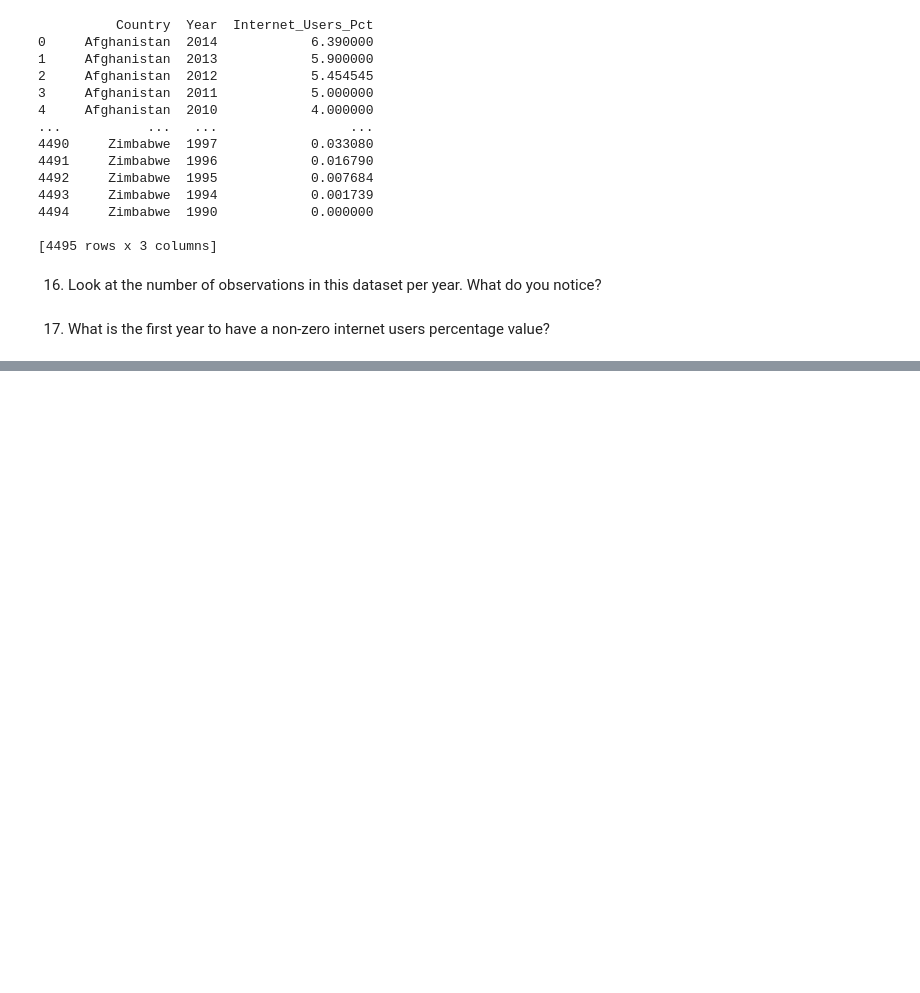
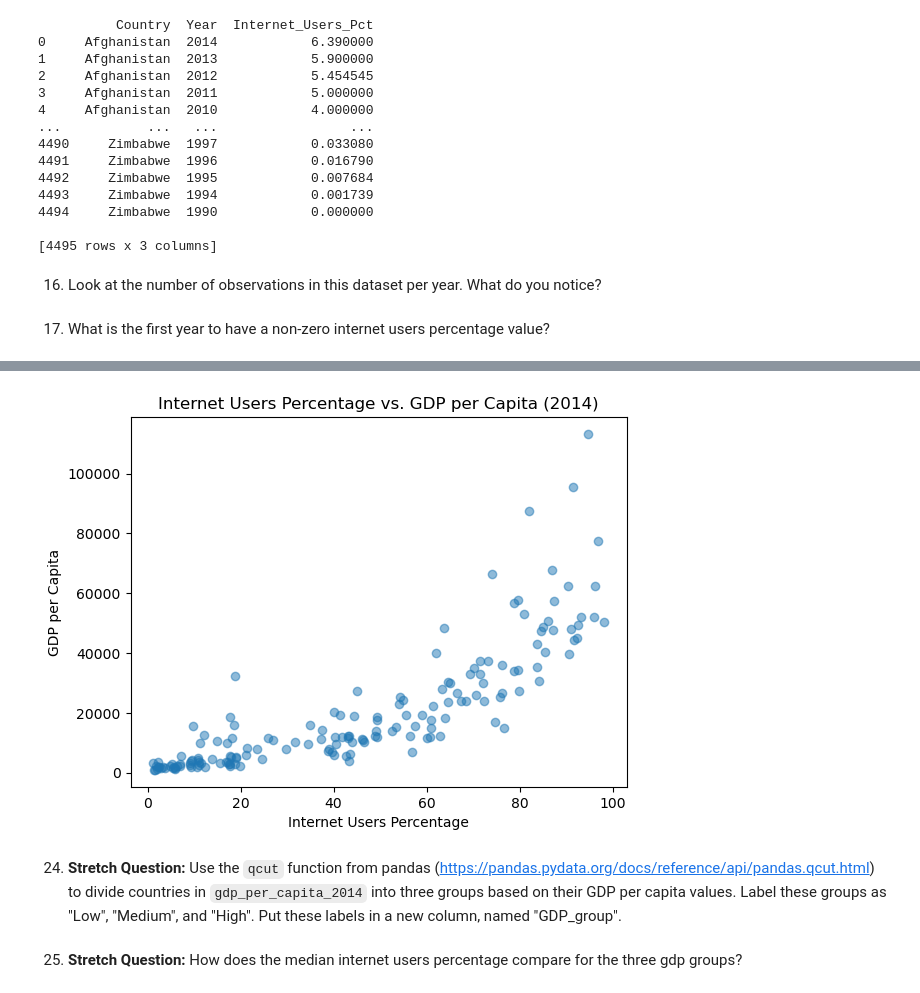
Before and after one commit to scost46/gdp-and-internet-usage-scost46, a Jupyter notebook: notebook/UN_Project.ipynb, the cells around one changed output, grey strips where cells are left out. Saved outputs shown, nothing was run; the diff lists cells and outputs as text; code cells hidden in the pictures; blank space fills up the shorter version.

```diff
--- a/notebook/UN_Project.ipynb
+++ b/notebook/UN_Project.ipynb
@@ -552,0 +482,2 @@ users_2014.sort_values("Internet_Users_Pct", ascending=False)
+# %%
+gdp_and_internet_use = pd.merge(gdp_df, internet_df, on=['Country', 'Year'], how='outer')
@@ -552,0 +502,3 @@ users_2014.sort_values("Internet_Users_Pct", ascending=False)
+# %%
+gdp_and_internet_use_2014 = gdp_and_internet_use.loc[gdp_and_internet_use['Year'] == 2014]
+print(gdp_and_internet_use_2014)
@@ -552,0 +540,15 @@ users_2014.sort_values("Internet_Users_Pct", ascending=False)
+# %%
+# Create the plot
+plt.scatter(gdp_and_internet_use_2014['Internet_Users_Pct'], gdp_and_internet_use_2014['GDP_Per_Capita'], alpha=0.5)
+plt.xlabel('Internet Users Percentage')
+plt.ylabel('GDP per Capita')
+plt.title('Internet Users Percentage vs. GDP per Capita (2014)')
+
+# Show the plot
+plt.show()
+# %% [output]
+[figure, added]
+# %% [markdown]
+24. **Stretch Question:** Use the `qcut` function from pandas (https://pandas.pydata.org/docs/reference/api/pandas.qcut.html) to divide countries in `gdp_per_capita_2014` into three groups based on their GDP per capita values. Label these groups as "Low", "Medium", and "High". Put these labels in a new column, named "GDP_group".
+# %% [markdown]
+25. **Stretch Question:** How does the median internet users percentage compare for the three gdp groups?
```
Also changed, not shown: parts of 35 cells of this notebook.
